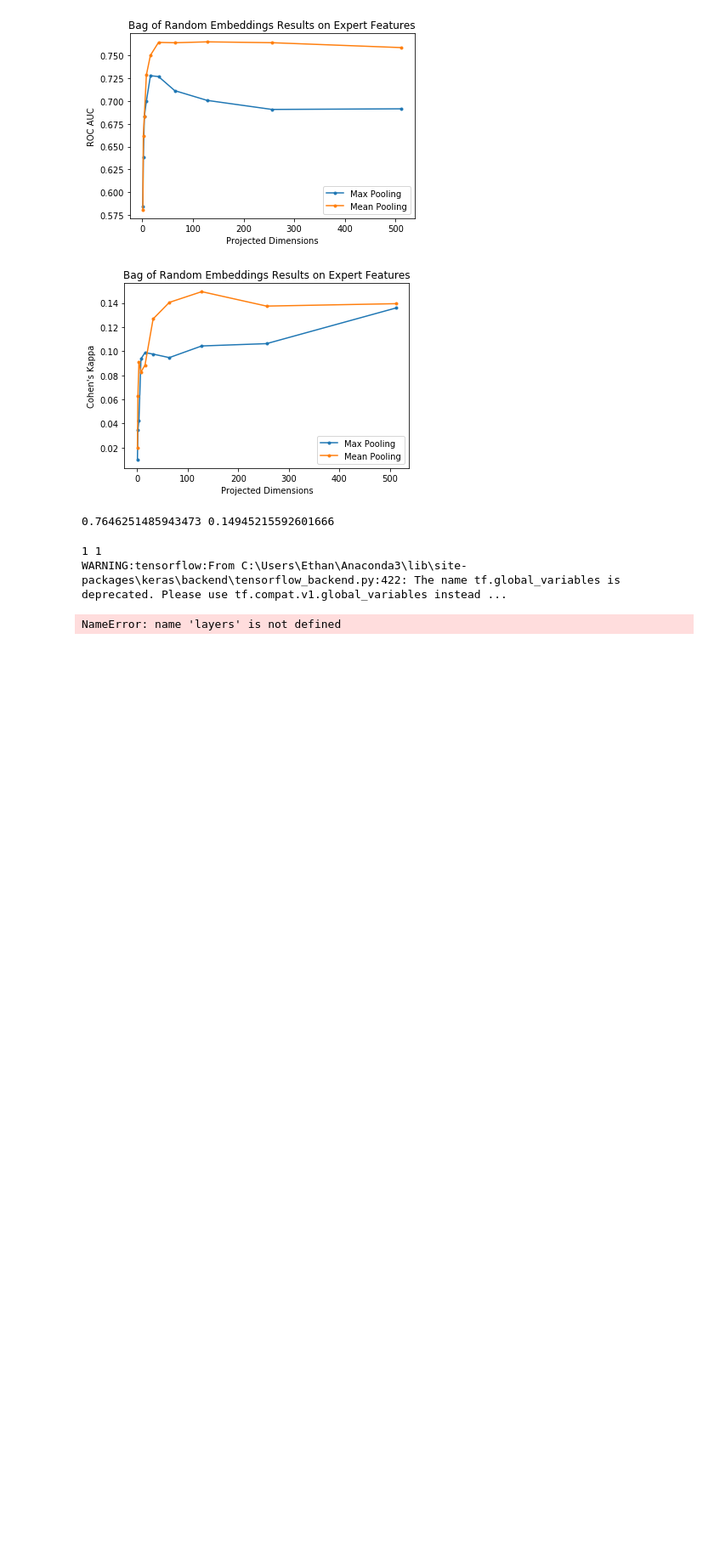
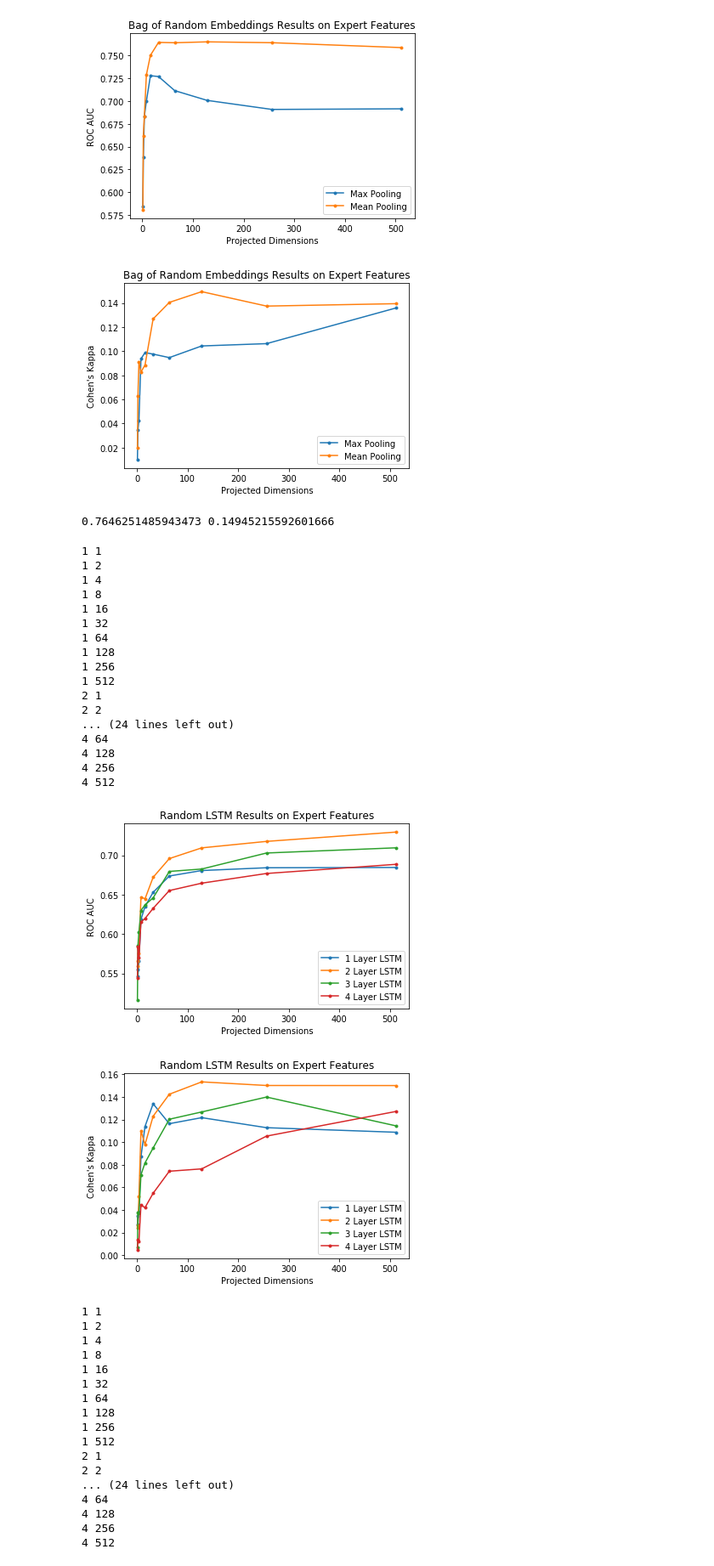
Before and after one commit to LePotatoChef/deep-random-affect-detection, a Jupyter notebook: ethan/clean/random_models.ipynb, the cells around one changed output. Shown: that part at 85% size. Drawn from its saved outputs; the diff is of its cells as text; code cells hidden in the pictures; blank space fills up the shorter version.

Commit message:
more good plots

```diff
--- a/ethan/clean/random_models.ipynb
+++ b/ethan/clean/random_models.ipynb
@@ -159,12 +161,16 @@ print(max(auc), kappa[np.argmax(auc)])
 
 TRIALS = 5
 FOLDS = 5
-MAX_POWER = 12
-LAYERS = 2
+MAX_POWER = 9
+LAYERS = 4
 
 for source in ['raw', 'expert']:
-    input_data = pk.load(open(f'data/bagged_{source}_input.pkl', 'rb'))
-    target_data = pk.load(open(f'data/bagged_{source}_target.pkl', 'rb'))
+    input_data = pk.load(open(f'data/padded_{source}_input.pkl', 'rb'))
+    input_data = np.stack(input_data)
+    target_data = pk.load(open(f'data/padded_{source}_target.pkl', 'rb'))
+    target_data = np.stack(target_data)
+    weight_data = pk.load(open(f'data/padded_{source}_weight.pkl', 'rb'))
+    weight_data = np.equal(np.stack(weight_data), 1)
     layers = []
     dimention = []
     auc = []
@@ -176,44 +182,79 @@ for source in ['raw', 'expert']:
             kappas = []
             for i in range(TRIALS):
                 # Make the LSTM
+                keras.backend.clear_session()
                 rand_lstm = Sequential()
-                rand_lstm.add(LSTM(dim, activation='tanh', return_sequences=True, input_shape=(1, input_data[0].shape[1])))
+                rand_lstm.add(LSTM(dim, activation='tanh', return_sequences=True, input_shape=(input_data[0].shape)))
                 for l in range(lay-1):
                     rand_lstm.add(LSTM(dim, activation='tanh', return_sequences=True))
                 rand_lstm.compile(optimizer='adam', loss='categorical_crossentropy')
                 # Project each input into higher dimensions
+                rand_pred = rand_lstm.predict(input_data)
                 log_input = []
-                for input_batch in input_data:
-                    input_batch = input_batch.reshape(input_batch.shape[0], 1, input_batch.shape[1])
-                    batch_out = rand_lstm.predict(input_batch)
-                    log_input.append(batch_out[-1,:,:].flatten())
-                    rand_lstm.reset_states()
-                log_input = np.stack(log_input)
+                log_target = []
+                for rp, t, w in zip(rand_pred, target_data, weight_data):
+                    log_input.append(rp[w, :])
+                    log_target.append(t[w, :])
+                log_input = np.concatenate(log_input)
+                log_target = np.concatenate(log_target)
                 # Get the average auc and kappa for all affects and folds
-                mean_auc, mean_kappa = lrcv(FOLDS, log_input, np.argmax(target_data, axis=1).astype(int))
+                mean_auc, mean_kappa = lrcv(FOLDS, log_input, np.argmax(log_target, axis=1).astype(int))
                 aucs.append(mean_auc)
                 kappas.append(mean_kappa)
             layers.append(lay)
             dimention.append(log_input.shape[1])
             auc.append(np.mean(aucs))
             kappa.append(np.mean(kappas))
     plt.figure()
     for i in range(LAYERS):
         plt.plot(dimention[i*(MAX_POWER+1):i*(MAX_POWER+1)+MAX_POWER+1], auc[i*(MAX_POWER+1):i*(MAX_POWER+1)+MAX_POWER+1], marker='.', label=f'{i+1} Layer LSTM')
     plt.xlabel('Projected Dimensions')
     plt.ylabel('ROC AUC')
     plt.title('Random LSTM Results on ' + ('Raw' if source == 'raw' else 'Expert') + ' Features')
     plt.legend()
     plt.show()
     plt.figure()
     for i in range(LAYERS):
         plt.plot(dimention[i*(MAX_POWER+1):i*(MAX_POWER+1)+MAX_POWER+1], kappa[i*(MAX_POWER+1):i*(MAX_POWER+1)+MAX_POWER+1], marker='.', label=f'{i+1} Layer LSTM')
     plt.xlabel('Projected Dimensions')
     plt.ylabel('Cohen\'s Kappa')
     plt.title('Random LSTM Results on ' + ('Raw' if source == 'raw' else 'Expert') + ' Features')
     plt.legend()
     plt.show()
 # %% [output]
 1 1
-WARNING:tensorflow:From C:\Users\Ethan\Anaconda3\lib\site-packages\keras\backend\tensorflow_backend.py:422: The name tf.global_variables is deprecated. Please use tf.compat.v1.global_variables instead ...
+1 2
+1 4
+1 8
+1 16
+1 32
+1 64
+1 128
+1 256
+1 512
+2 1
+2 2
+... (24 lines left out)
+4 64
+4 128
+4 256
+4 512
+[figure, added]
+[figure, added]
-NameError: name 'layers' is not defined
+1 1
+1 2
+1 4
+1 8
+1 16
+1 32
+1 64
+1 128
+1 256
+1 512
+2 1
+2 2
+... (24 lines left out)
+4 64
+4 128
+4 256
+4 512
```
Also changed, not shown: parts of 9 cells of this notebook, 5 other files.
